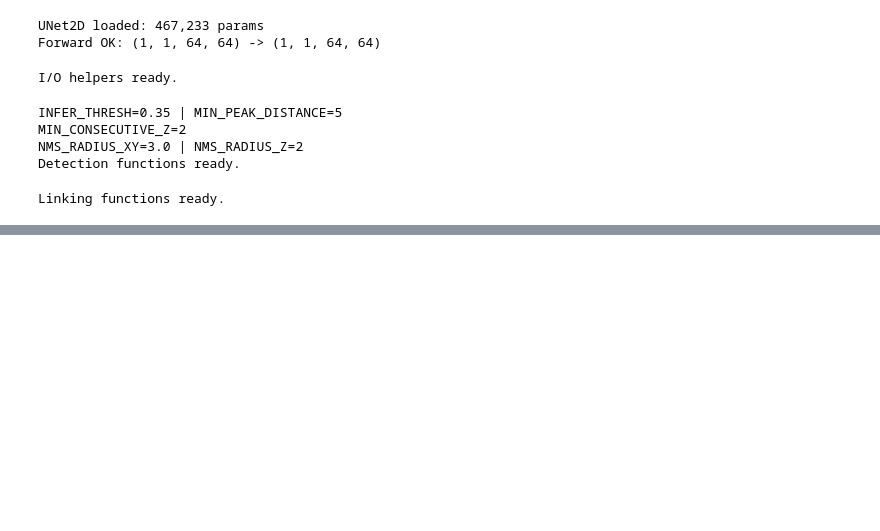
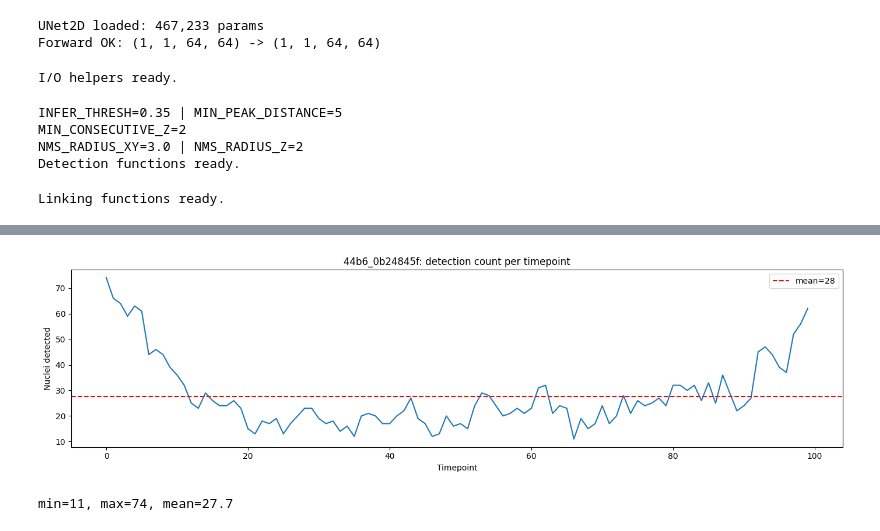
Before and after one commit to Sumant40/Biohub---Cell-Tracking-During-Development, a Jupyter notebook: biohub-submission.ipynb, the cells around one changed output, grey strips where cells are left out. Cells and saved outputs as stored; diff of their text form; code cells hidden in the pictures; blank space fills up the shorter version.

```diff
--- a/biohub-submission.ipynb
+++ b/biohub-submission.ipynb
@@ -469,3 +469,33 @@ Test datasets: 4
   Datasets   : 4
 ==================================================
 Format sanity checks passed.
+# %%
+# diagnostic: detection count per timepoint for the suspicious sample
+suspicious_id = '44b6_0b24845f'
+zp   = str(TEST_DIR / f'{suspicious_id}.zarr')
+meta = read_meta(zp)
+
+counts = []
+for t in range(meta['shape'][0]):
+    vol  = load_vol(zp, t, meta)
+    pvol = pool_xy(vol)
+    confirmed, scores = detect_volume_with_scores(pvol, model)
+    nuclei = nms_3d(confirmed, scores)
+    counts.append(len(nuclei))
+
+import matplotlib.pyplot as plt
+plt.figure(figsize=(14, 4))
+plt.plot(counts, linewidth=1.5)
+plt.xlabel('Timepoint')
+plt.ylabel('Nuclei detected')
+plt.title(f'{suspicious_id}: detection count per timepoint')
+plt.axhline(np.mean(counts), color='red', linestyle='--',
+            label=f'mean={np.mean(counts):.0f}')
+plt.legend()
+plt.tight_layout()
+plt.savefig(OUT_DIR / f'detection_count_{suspicious_id}.png', dpi=100)
+plt.show()
+print(f'min={min(counts)}, max={max(counts)}, mean={np.mean(counts):.1f}')
+# %% [output]
+[figure, added]
+min=11, max=74, mean=27.7
```
Also changed, not shown: parts of 3 cells of this notebook.
